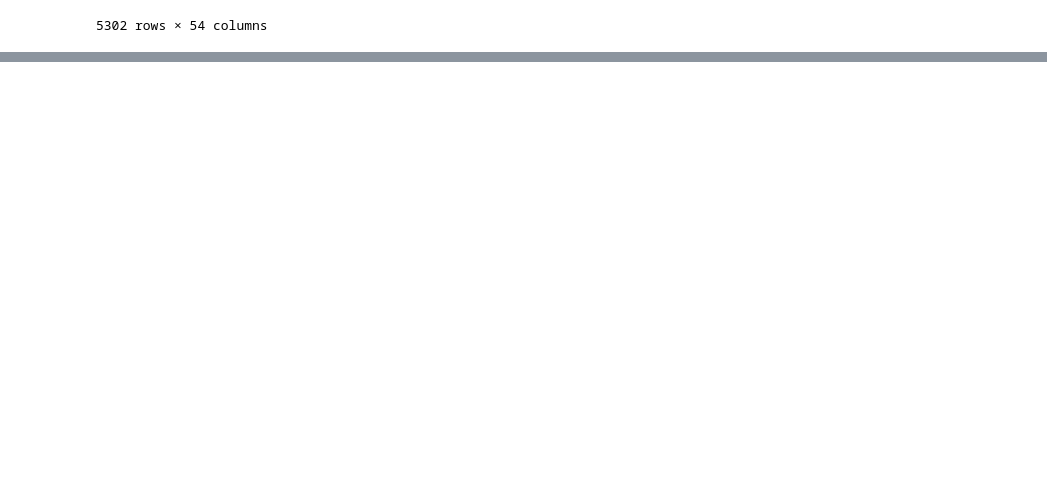
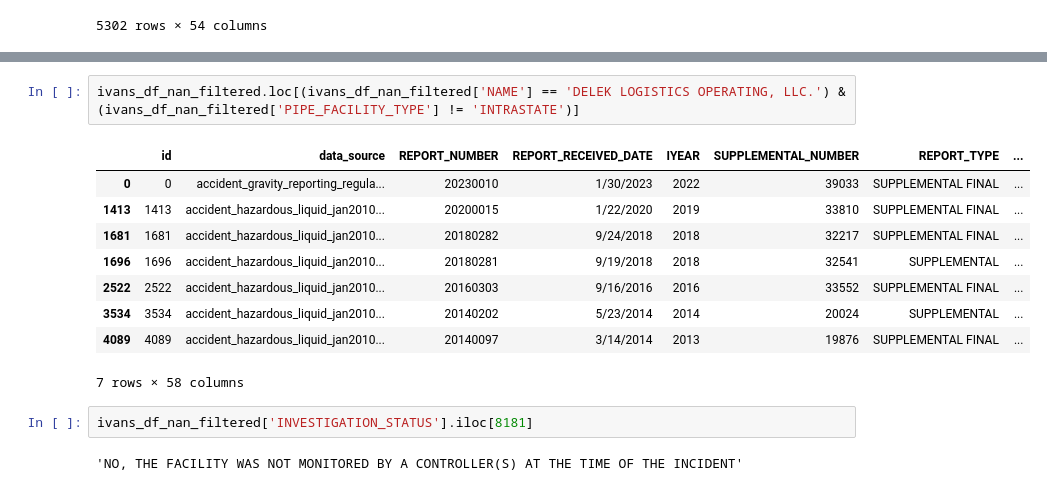
Before and after one commit to iivansmaliakou/ED-awarie, a Jupyter notebook: main.ipynb, the cells around one changed output, grey strips where cells are left out. Drawn from its saved outputs; the diff is of its cells as text; blank space fills up the shorter version.

```diff
--- a/main.ipynb
+++ b/main.ipynb
@@ -101,0 +160,16 @@ array([nan])
+# %%
+ivans_df_nan_filtered.loc[(ivans_df_nan_filtered['NAME'] == 'DELEK LOGISTICS OPERATING, LLC.') & (ivans_df_nan_filtered['PIPE_FACILITY_TYPE'] != 'INTRASTATE')]
+# %% [output]
+|  | id | data_source | REPORT_NUMBER | REPORT_RECEIVED_DATE | IYEAR | SUPPLEMENTAL_NUMBER | REPORT_TYPE | ... |
+| 0 | 0 | accident_gravity_reporting_regula... | 20230010 | 1/30/2023 | 2022 | 39033 | SUPPLEMENTAL FINAL | ... |
+| 1413 | 1413 | accident_hazardous_liquid_jan2010... | 20200015 | 1/22/2020 | 2019 | 33810 | SUPPLEMENTAL FINAL | ... |
+| 1681 | 1681 | accident_hazardous_liquid_jan2010... | 20180282 | 9/24/2018 | 2018 | 32217 | SUPPLEMENTAL FINAL | ... |
+| 1696 | 1696 | accident_hazardous_liquid_jan2010... | 20180281 | 9/19/2018 | 2018 | 32541 | SUPPLEMENTAL | ... |
+| 2522 | 2522 | accident_hazardous_liquid_jan2010... | 20160303 | 9/16/2016 | 2016 | 33552 | SUPPLEMENTAL FINAL | ... |
+| 3534 | 3534 | accident_hazardous_liquid_jan2010... | 20140202 | 5/23/2014 | 2014 | 20024 | SUPPLEMENTAL | ... |
+| 4089 | 4089 | accident_hazardous_liquid_jan2010... | 20140097 | 3/14/2014 | 2013 | 19876 | SUPPLEMENTAL FINAL | ... |
+7 rows × 58 columns
+# %%
+ivans_df_nan_filtered['INVESTIGATION_STATUS'].iloc[8181]
+# %% [output]
+'NO, THE FACILITY WAS NOT MONITORED BY A CONTROLLER(S) AT THE TIME OF THE INCIDENT'
```
Also changed, not shown: parts of 9 cells of this notebook, 1 other file.
